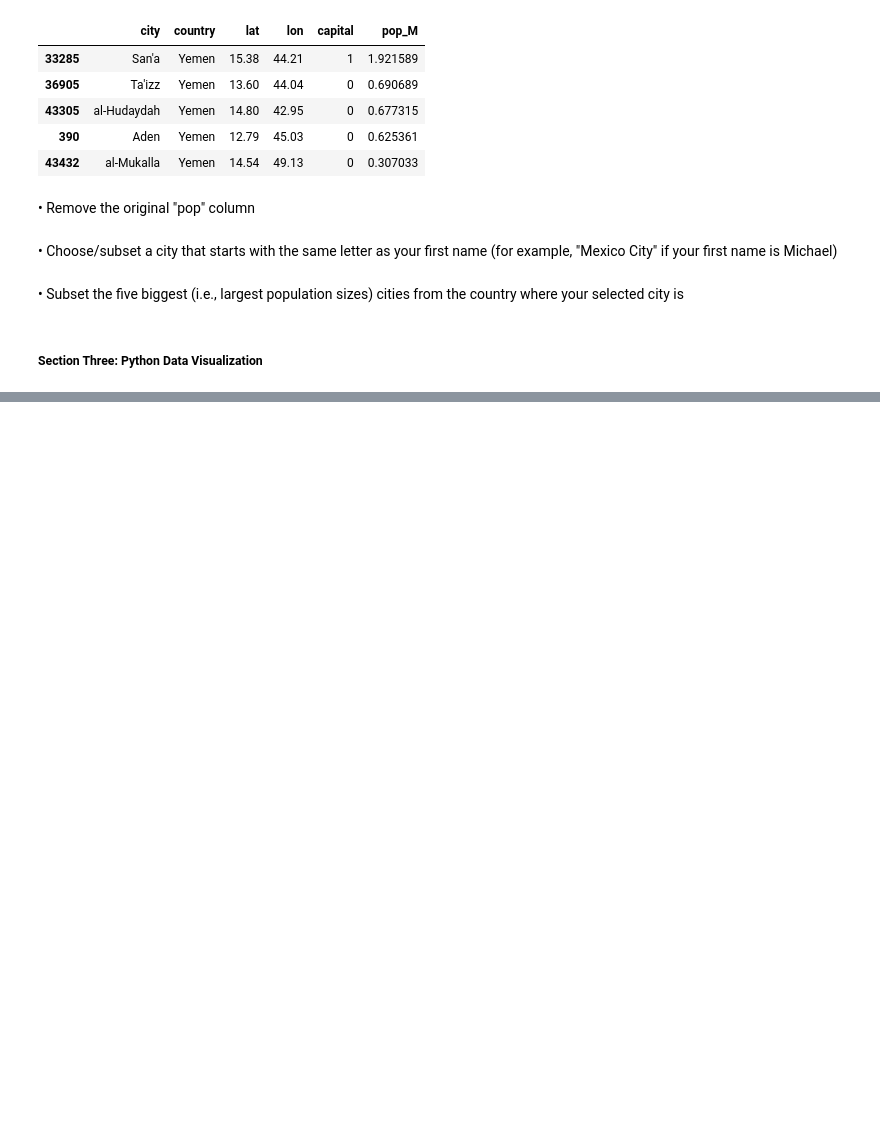
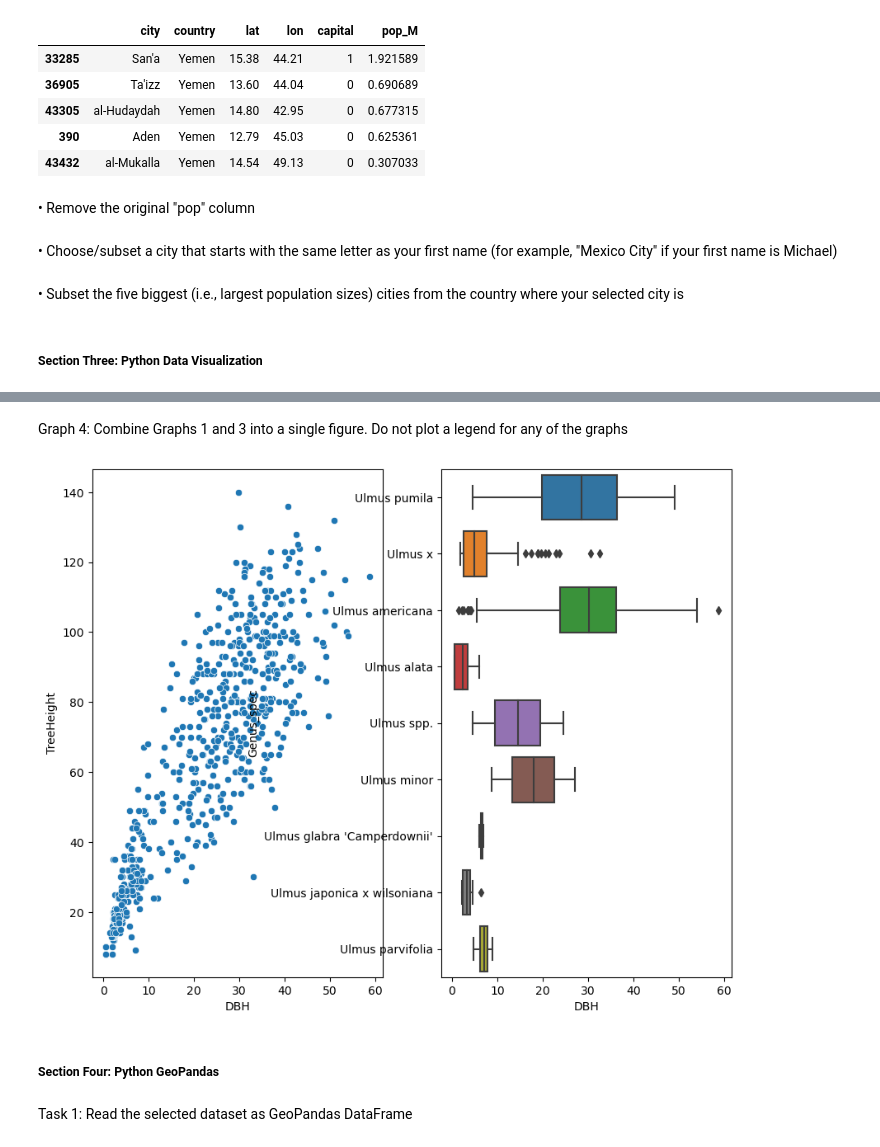
Before and after one commit to Jacktravers81/PY4SA23_Assignment, a Jupyter notebook: PY4SA_assignment.ipynb, the cells around one changed output, grey strips where cells are left out. Saved outputs shown, nothing was run; the diff lists cells and outputs as text; code cells hidden in the pictures; blank space fills up the shorter version.

Commit message:
Section 4

```diff
--- a/PY4SA_assignment.ipynb
+++ b/PY4SA_assignment.ipynb
@@ -165,0 +204,13 @@ and tree height mapped to the y-axis (Hint: You will need to use the “Genus”
+# %% [markdown]
+Graph 4: Combine Graphs 1 and 3 into a single figure. Do not plot a legend for any of the graphs
+# %%
+fig, axs = plt.subplots(ncols=2)
+sns.scatterplot(x="DBH", y="TreeHeight", data=ulmus_df, ax=axs[0])
+sns.boxplot(x='DBH',y='Genus_spec', data=ulmus_df, ax=axs[1])
+plt.show()
+# %% [output]
+[figure, added]
+# %% [markdown]
+##### Section Four: Python GeoPandas
+# %% [markdown]
+Task 1: Read the selected dataset as GeoPandas DataFrame
```
Also changed, not shown: parts of 6 cells of this notebook.
